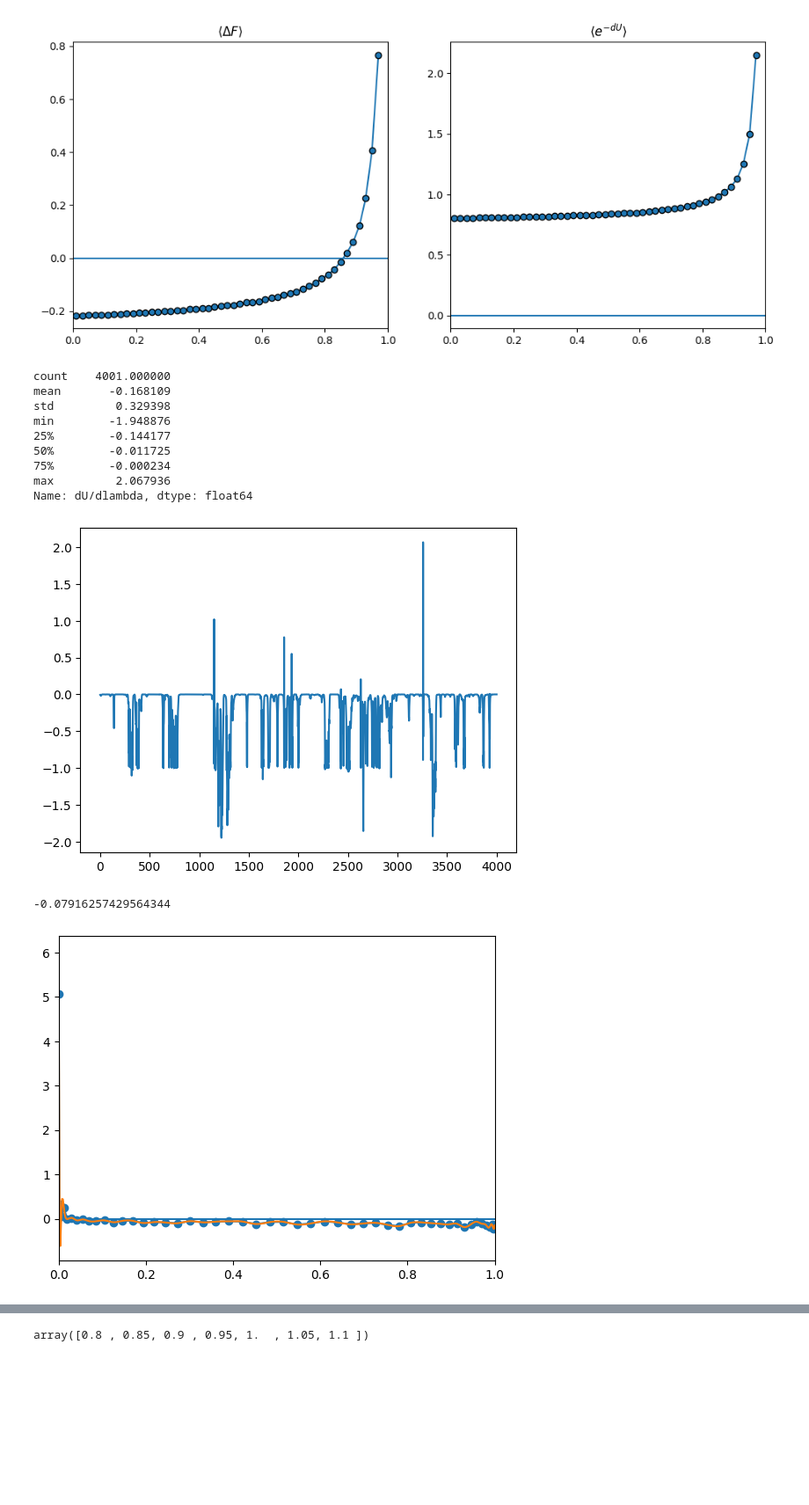
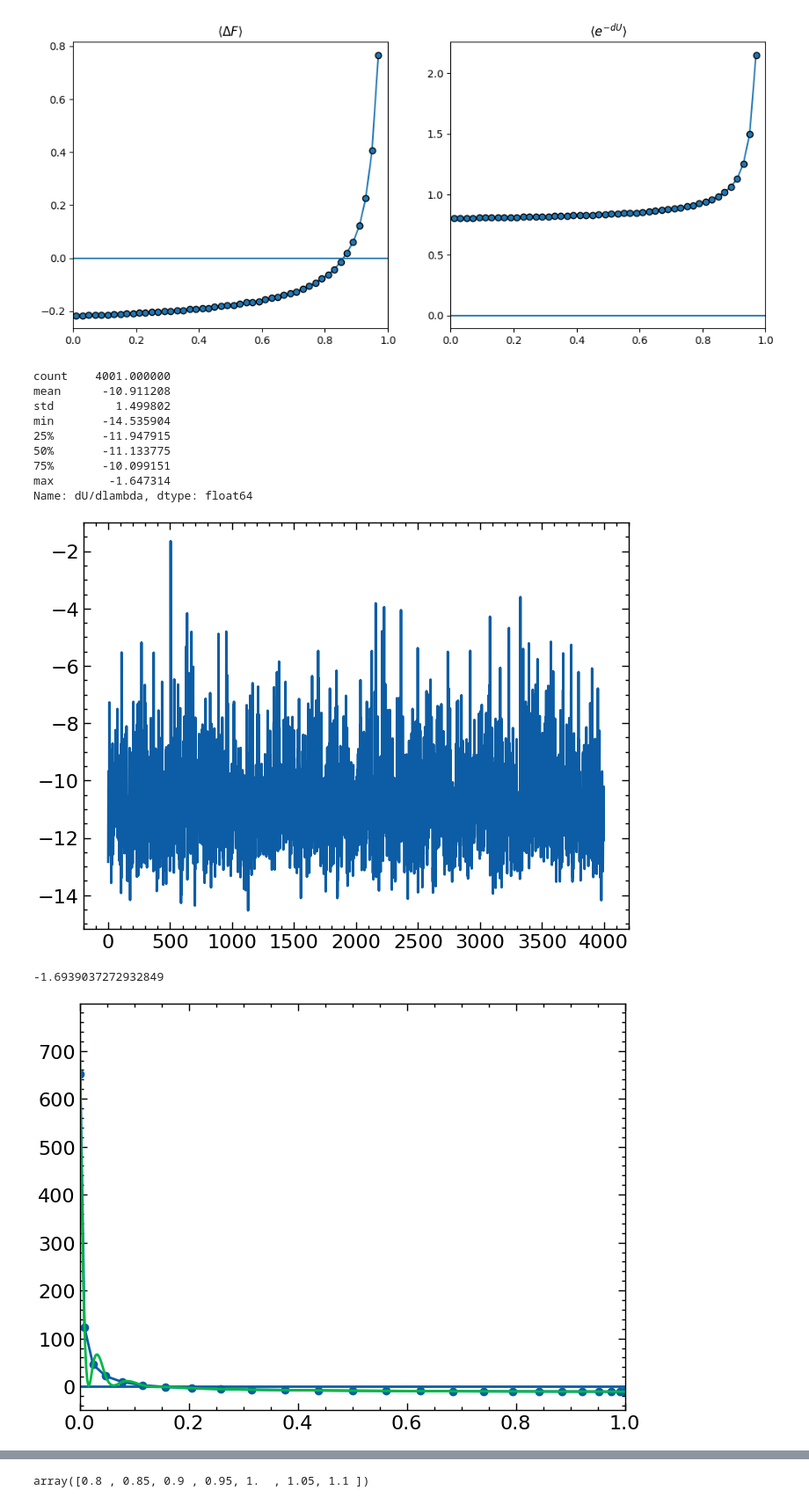
Before and after one commit to Masvelll/Statfiz, a Jupyter notebook: 2_ChemicalPotential/chem.ipynb, the cells around one changed output, grey strips where cells are left out. Shown at 88% size. Saved outputs shown, nothing was run; the diff lists cells and outputs as text; code cells hidden in the pictures; blank space fills up the shorter version.

```diff
--- a/2_ChemicalPotential/chem.ipynb
+++ b/2_ChemicalPotential/chem.ipynb
@@ -58,20 +58,20 @@ e_dU_mean_log, e_dU_mean_log.sum()
  -5.680101795598663)
 [figure]
 # %%
-dfs = [pd.read_csv(f'./vap_T0_8/ti_energy.{i}.log', delim_whitespace=True) for i in range(1, 51)]
+dfs = [pd.read_csv(f'./integ_test/ti_energy.{i}.log', delim_whitespace=True) for i in range(1, 26)]
 plt.plot(dfs[0]['dU/dlambda'])
 dfs[0]['dU/dlambda'].describe()
 # %% [output]
 count    4001.000000
-mean       -0.168109
-std         0.329398
-min        -1.948876
-25%        -0.144177
-50%        -0.011725
-75%        -0.000234
-max         2.067936
+mean      -10.911208
+std         1.499802
+min       -14.535904
+25%       -11.947915
+50%       -11.133775
+75%       -10.099151
+max        -1.647314
 Name: dU/dlambda, dtype: float64
-[figure, old version]
+[figure, new version]
 # %%
 """
 
@@ -84,22 +84,22 @@ label create_lambda
   if "${k} <= ${n}" then "jump SELF create_lambda"
 
 """
-n_steps = 50
+n_steps = 25
 X = np.array([(1 + np.cos((2 * k - 1) * np.pi /(2 * n_steps))) / 2 for k in range(1, n_steps+1)])
 # %%
 means = np.array([x['dU/dlambda'].mean() for x in dfs])
-n_steps = 50
+n_steps = 25
 plt.plot(X, means, marker='o')
 plt.hlines(0, 0, 1)
 plt.xlim([0, 1])
 cs = CubicSpline(X[::-1], means[::-1])
 
 grid = np.linspace(0, 1, 500)
 plt.plot(grid, cs(grid))
 np.trapz(cs(grid), grid)
 # %% [output]
--0.07916257429564344
+-1.6939037272932849
-[figure, old version]
+[figure, new version]
 # %%
 means = np.array([x['dU/dlambda'].mean() for x in dfs])
 n_steps = 50
```
Also changed, not shown: parts of 5 cells of this notebook, 5 other files.
